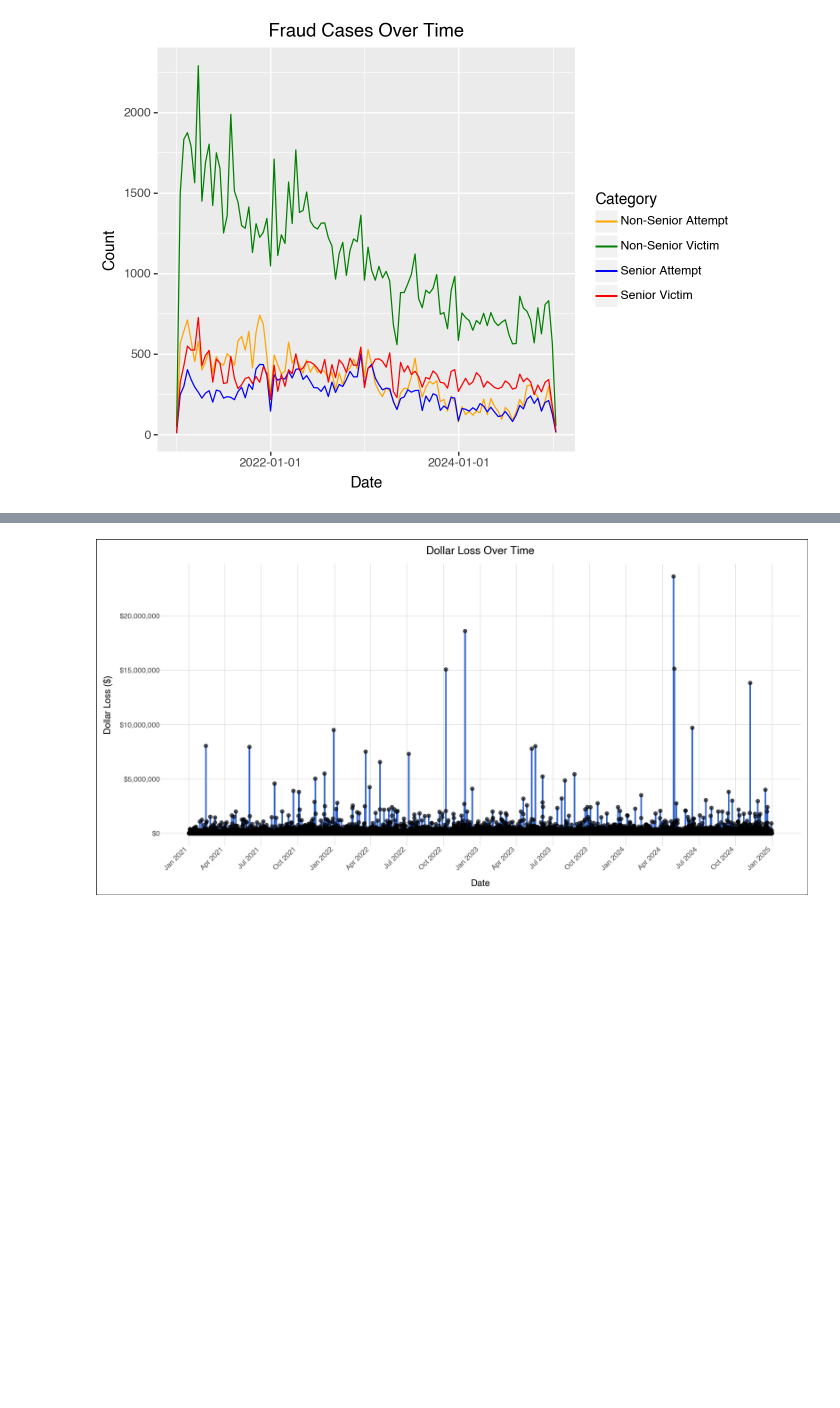
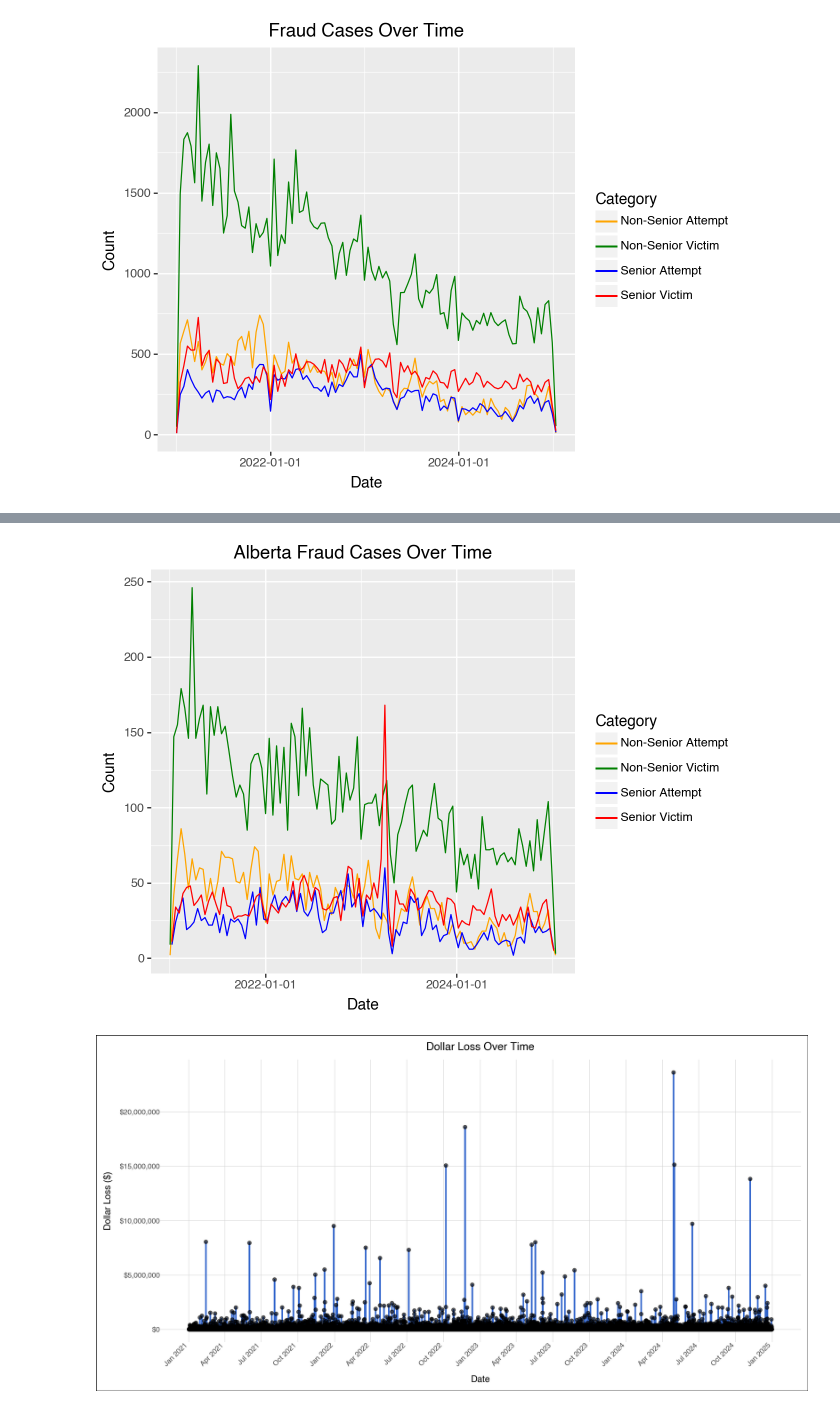
Before and after one commit to Michael-Kummer/Website-Notebooks, a Jupyter notebook: Senior Fraud/Cad Fraud.ipynb, the cells around one changed output, grey strips where cells are left out. Cells and saved outputs as stored; diff of their text form; code cells hidden in the pictures; blank space fills up the shorter version.

```diff
--- a/Senior Fraud/Cad Fraud.ipynb
+++ b/Senior Fraud/Cad Fraud.ipynb
@@ -231,3 +271,34 @@ seniorNonSeniorPlotCount = pd.concat([seniorAttemptCounts, seniorVictimCounts, n
+# %%
+seniorAgeList = ["60 - 69", "70 - 79", "80 - 89", "90 - 99", "100 +"]
+nonSeniorAgeList = ["1 - 9", "10 - 19", "20 - 29", "30 - 39", "40 - 49", "50 - 59"]
+
+# Senior data - correct the filtering
+AlbertaAttemptData = attemptData[attemptData["Province/State"] == "Alberta"]
+AlbertaVictimCounts = victimData[victimData["Province/State"] == "Alberta"]
+seniorAttemptCounts = AlbertaAttemptData[AlbertaAttemptData["Age"].isin(seniorAgeList)].groupby(pd.Grouper(key='Date Received', freq='2W')).size().reset_index(name='count')
+seniorVictimCounts = AlbertaVictimCounts[AlbertaVictimCounts["Age"].isin(seniorAgeList)].groupby(pd.Grouper(key='Date Received', freq='2W')).size().reset_index(name='count')
+
+# NonSeniors
+nonSeniorAttemptCounts = AlbertaAttemptData[AlbertaAttemptData["Age"].isin(nonSeniorAgeList)].groupby(pd.Grouper(key='Date Received', freq='2W')).size().reset_index(name='count')
+nonSeniorVictimCounts = AlbertaVictimCounts[AlbertaVictimCounts["Age"].isin(nonSeniorAgeList)].groupby(pd.Grouper(key='Date Received', freq='2W')).size().reset_index(name='count')
+
+seniorAttemptCounts['type'] = 'Senior Attempt'
+seniorVictimCounts['type'] = 'Senior Victim'
+nonSeniorAttemptCounts['type'] = 'Non-Senior Attempt'
+nonSeniorVictimCounts['type'] = 'Non-Senior Victim'
+
+seniorNonSeniorPlotCount = pd.concat([seniorAttemptCounts, seniorVictimCounts, nonSeniorAttemptCounts, nonSeniorVictimCounts])
+
+(ggplot(seniorNonSeniorPlotCount, aes(x='Date Received', y='count', color='type'))
+ + geom_path()
+ + scale_color_manual(values=['orange', 'green', 'blue', 'red'])
+ + labs(title='Alberta Fraud Cases Over Time',
+        x='Date',
+        y='Count',
+        color='Category')
+ + theme_gray())
+# %% [output]
+[figure, added]
 # %%
 victimData_sorted = victimData.sort_values('Date Received')
 (
```
Also changed, not shown: parts of 34 cells of this notebook, 9 other files.
